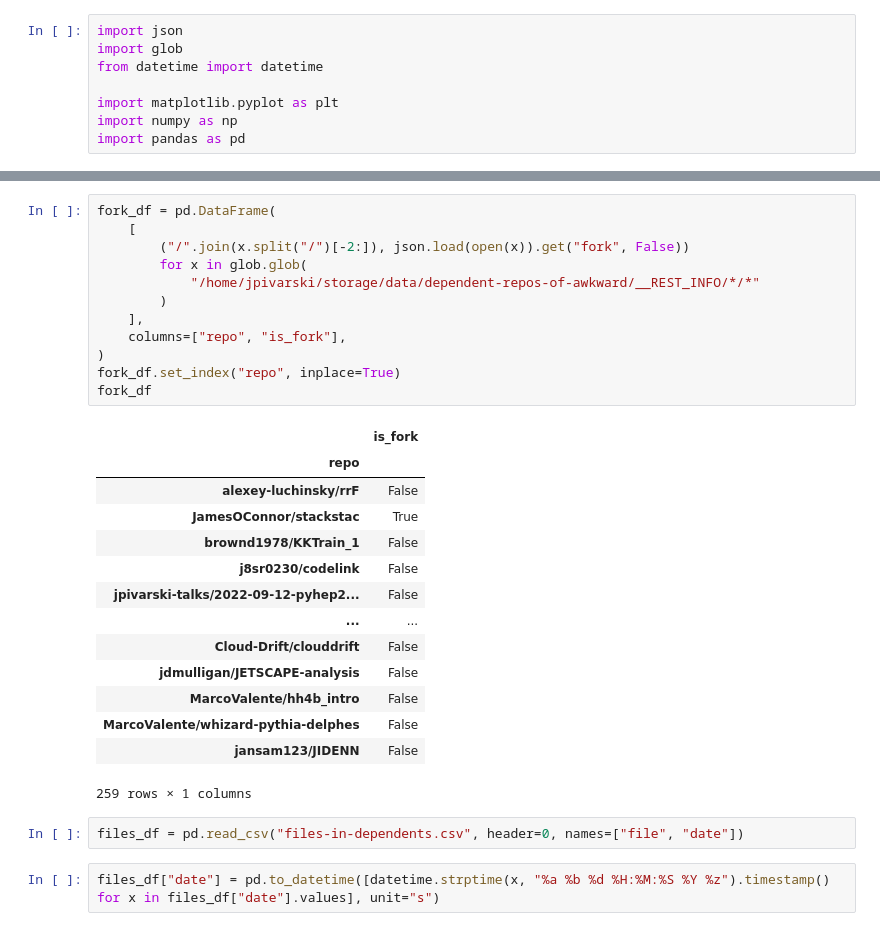
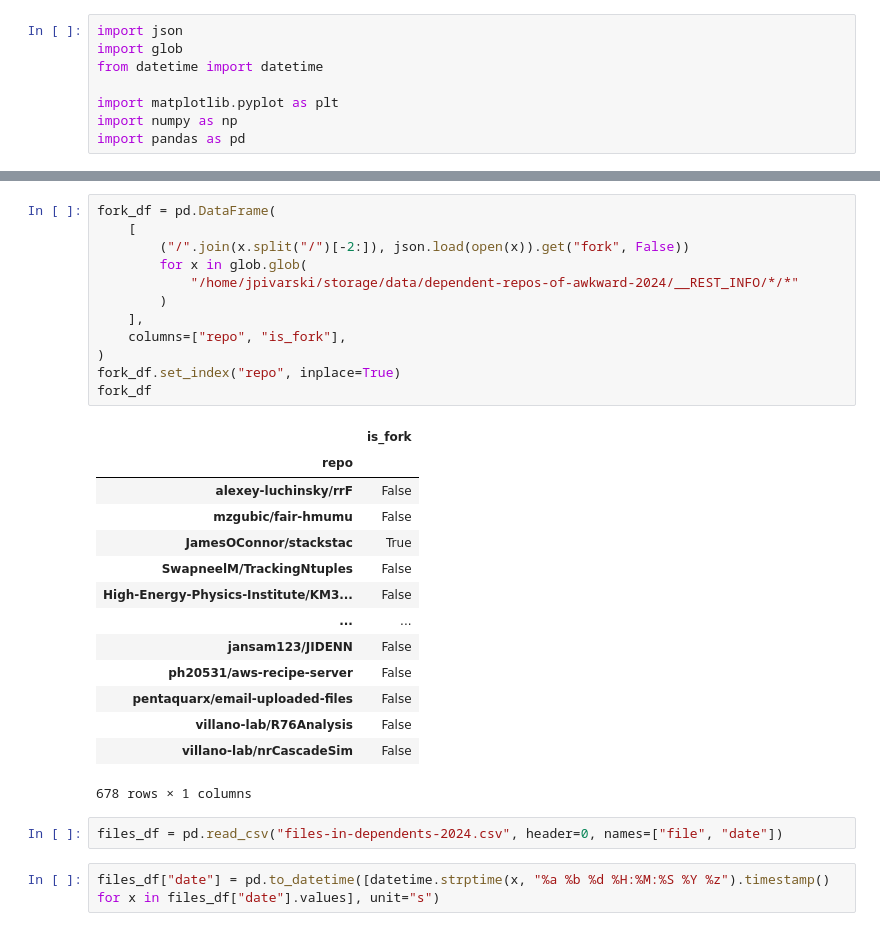
Before and after one commit to jpivarski-talks/2023-08-14-awkward-stats-update, a Jupyter notebook: awkward-mentions.ipynb, the cells around one changed output, grey strips where cells are left out. Drawn from its saved outputs; the diff is of its cells as text.

```diff
--- a/awkward-mentions.ipynb
+++ b/awkward-mentions.ipynb
@@ -30,32 +30,32 @@ types_df
 # %%
 fork_df = pd.DataFrame(
     [
         ("/".join(x.split("/")[-2:]), json.load(open(x)).get("fork", False))
         for x in glob.glob(
-            "/home/jpivarski/storage/data/dependent-repos-of-awkward/__REST_INFO/*/*"
+            "/home/jpivarski/storage/data/dependent-repos-of-awkward-2024/__REST_INFO/*/*"
         )
     ],
     columns=["repo", "is_fork"],
 )
 fork_df.set_index("repo", inplace=True)
 fork_df
 # %% [output]
 |  | is_fork |
 | repo |  |
 | alexey-luchinsky/rrF | False |
+| mzgubic/fair-hmumu | False |
 | JamesOConnor/stackstac | True |
-| brownd1978/KKTrain_1 | False |
-| j8sr0230/codelink | False |
-| jpivarski-talks/2022-09-12-pyhep2... | False |
+| SwapneelM/TrackingNtuples | False |
+| High-Energy-Physics-Institute/KM3... | False |
 | ... | ... |
-| Cloud-Drift/clouddrift | False |
-| jdmulligan/JETSCAPE-analysis | False |
-| MarcoValente/hh4b_intro | False |
-| MarcoValente/whizard-pythia-delphes | False |
 | jansam123/JIDENN | False |
+| ph20531/aws-recipe-server | False |
+| pentaquarx/email-uploaded-files | False |
+| villano-lab/R76Analysis | False |
+| villano-lab/nrCascadeSim | False |
-259 rows × 1 columns
+678 rows × 1 columns
 # %%
-files_df = pd.read_csv("files-in-dependents.csv", header=0, names=["file", "date"])
+files_df = pd.read_csv("files-in-dependents-2024.csv", header=0, names=["file", "date"])
 # %%
 files_df["date"] = pd.to_datetime([datetime.strptime(x, "%a %b %d %H:%M:%S %Y %z").timestamp() for x in files_df["date"].values], unit="s")
 # %%
```
Also changed, not shown: parts of 6 cells of this notebook, 4 other files.
